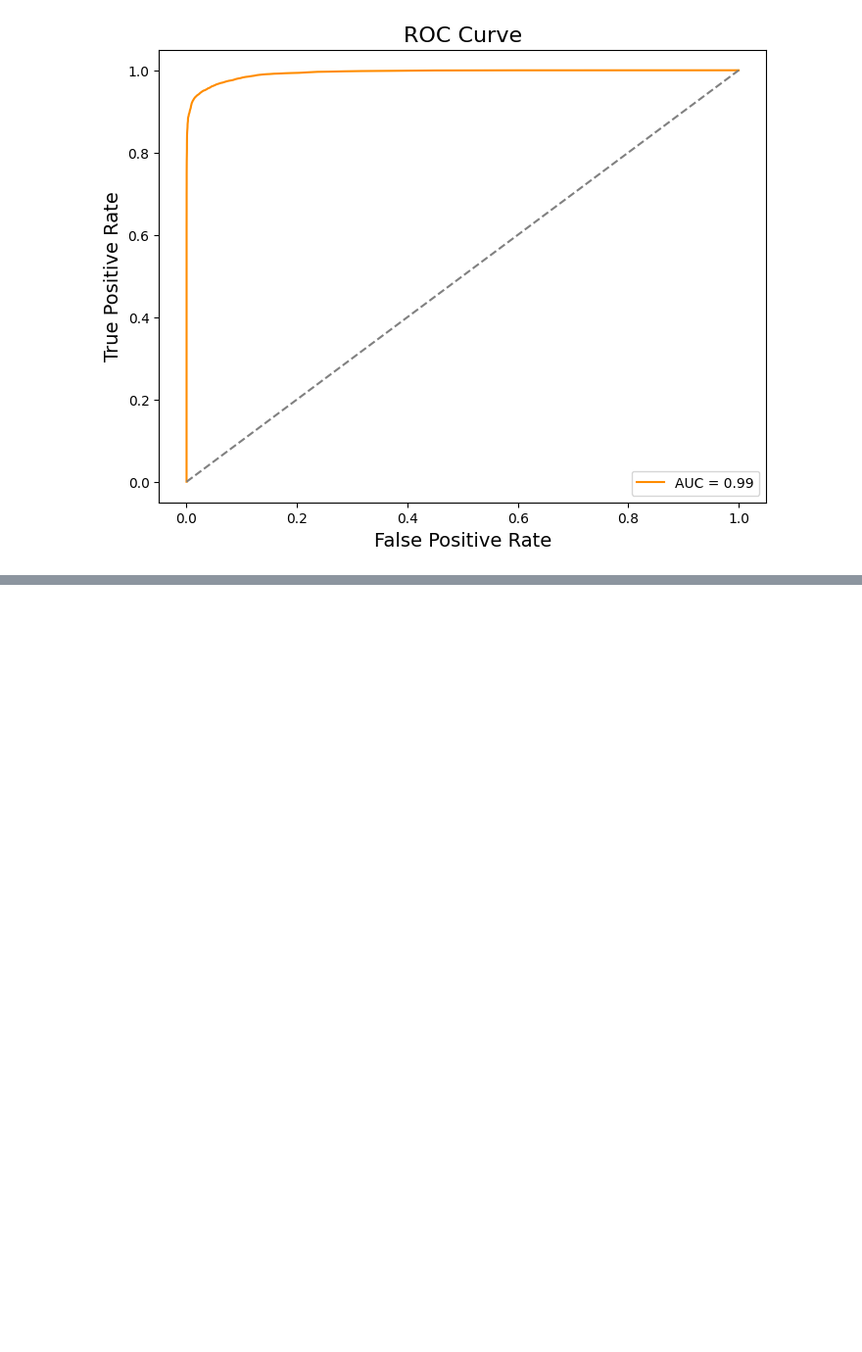
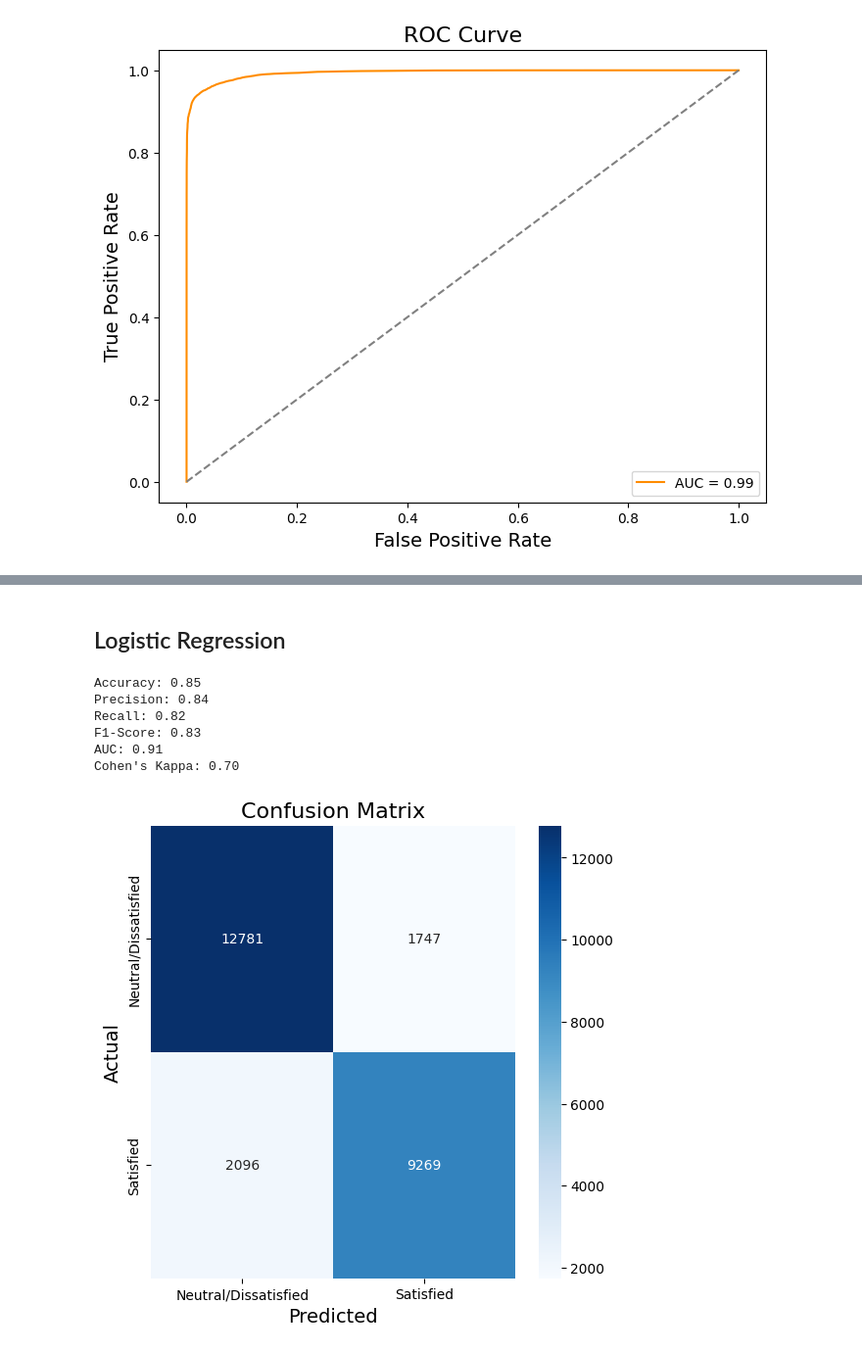
Before and after one commit to airline-management-system/customer-satisfaction, a Jupyter notebook: notebook/benchmark.ipynb, the cells around one changed output, grey strips where cells are left out. Shown at 98% size. Cells and saved outputs as stored; diff of their text form; code cells hidden in the pictures; blank space fills up the shorter version.

```diff
--- a/notebook/benchmark.ipynb
+++ b/notebook/benchmark.ipynb
@@ -218,0 +264,12 @@ Cohen's Kappa: 0.92
+# %% [markdown]
+## Logistic Regression
+# %%
+logistic_regression(X_train_selected, y_train, X_test_selected, max_iter=5000, random_state=42)
+# %% [output]
+Accuracy: 0.85
+Precision: 0.84
+Recall: 0.82
+F1-Score: 0.83
+AUC: 0.91
+Cohen's Kappa: 0.70
+[figure, added]
```
Also changed, not shown: parts of 13 cells of this notebook.
